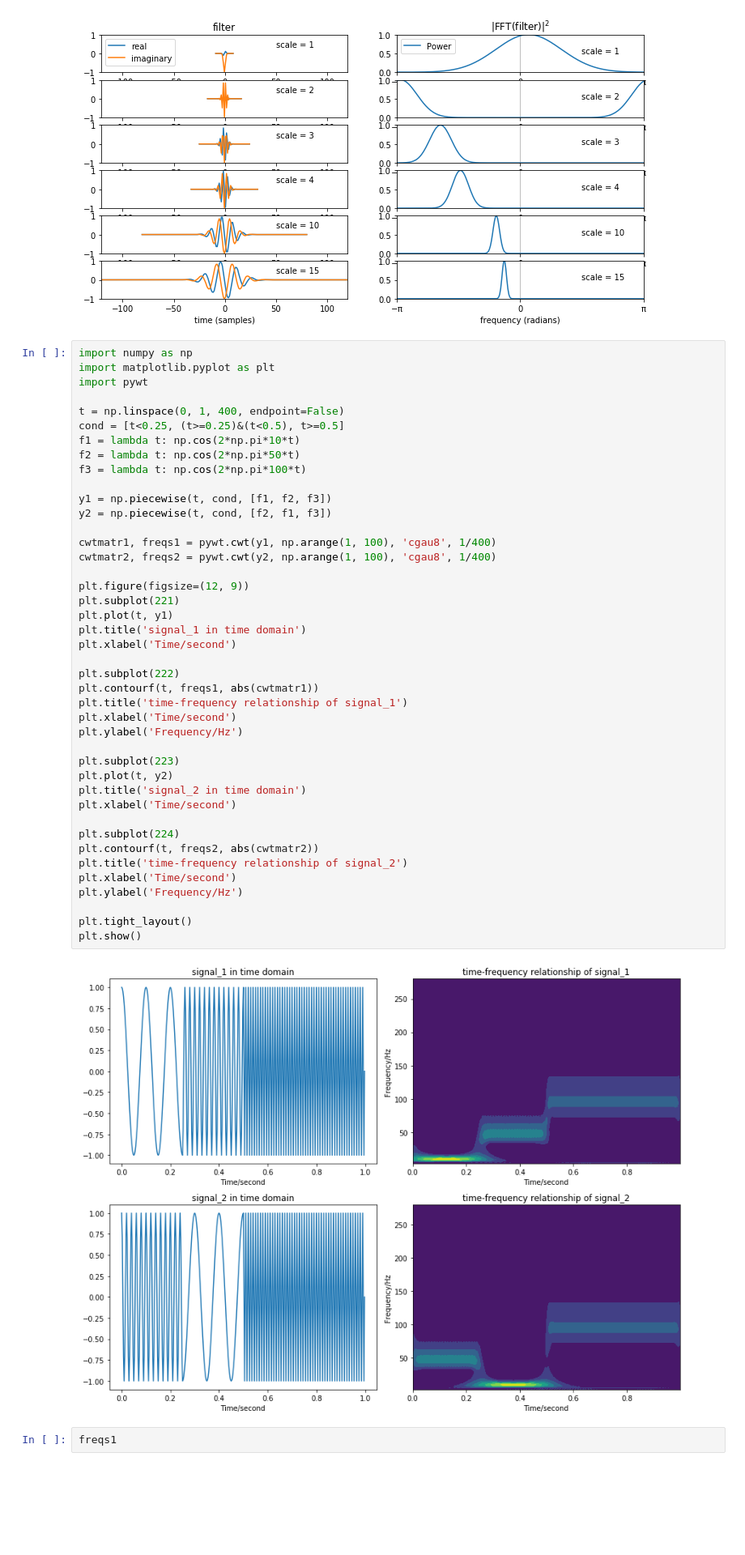
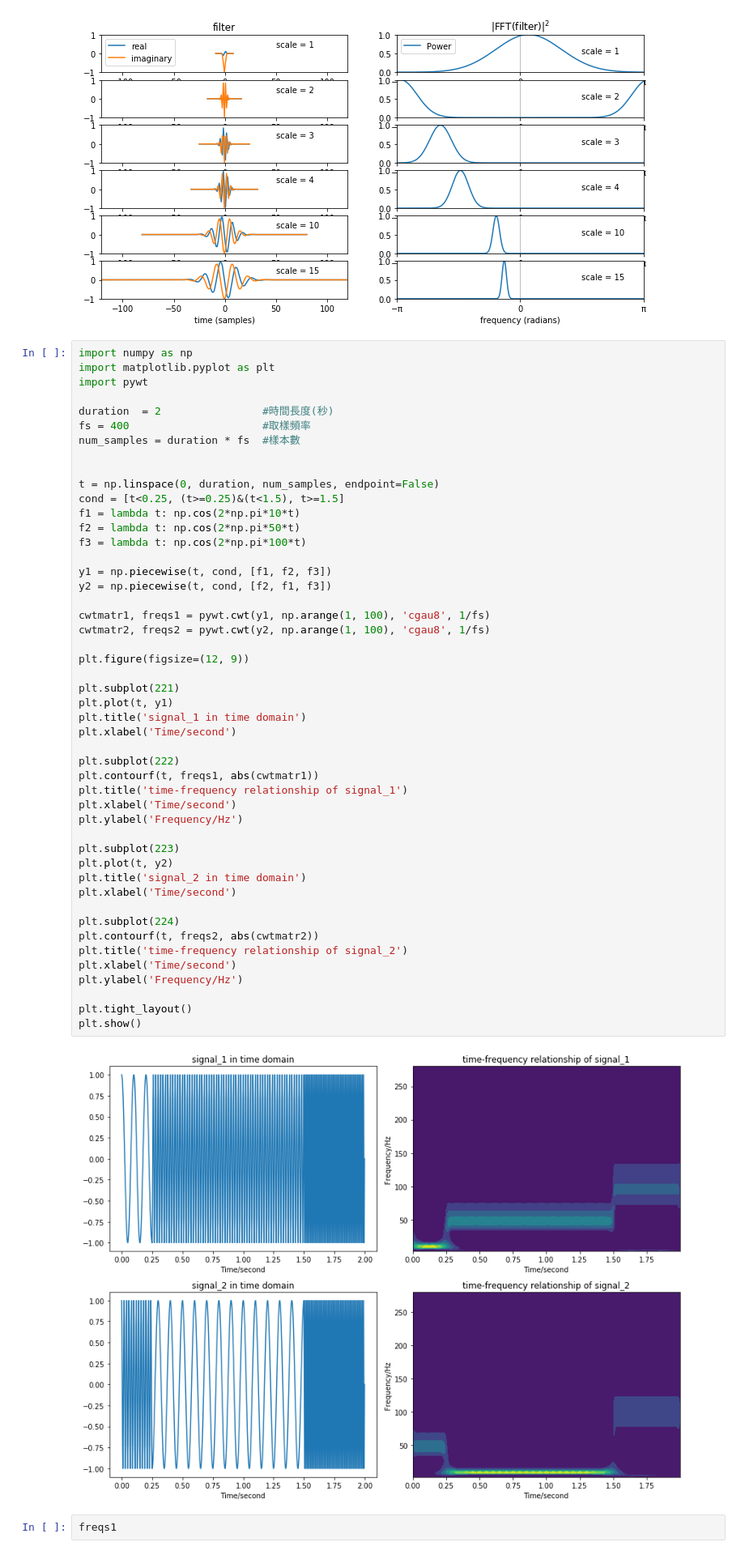
Before and after one commit to ChihHsiangChien/waveletStudy, a Jupyter notebook: 訊號產生.ipynb, the cells around one changed output. Shown: that part at 81% size. Drawn from its saved outputs; the diff is of its cells as text; blank space fills up the shorter version.

```diff
--- a/訊號產生.ipynb
+++ b/訊號產生.ipynb
@@ -549,8 +549,13 @@ import numpy as np
 import matplotlib.pyplot as plt
 import pywt
 
-t = np.linspace(0, 1, 400, endpoint=False)
-cond = [t<0.25, (t>=0.25)&(t<0.5), t>=0.5]
+duration  = 2                #時間長度(秒)
+fs = 400                     #取樣頻率
+num_samples = duration * fs  #樣本數
+
+
+t = np.linspace(0, duration, num_samples, endpoint=False)
+cond = [t<0.25, (t>=0.25)&(t<1.5), t>=1.5]
 f1 = lambda t: np.cos(2*np.pi*10*t)
 f2 = lambda t: np.cos(2*np.pi*50*t)
 f3 = lambda t: np.cos(2*np.pi*100*t)
@@ -558,36 +563,37 @@ f3 = lambda t: np.cos(2*np.pi*100*t)
 y1 = np.piecewise(t, cond, [f1, f2, f3])
 y2 = np.piecewise(t, cond, [f2, f1, f3])
 
-cwtmatr1, freqs1 = pywt.cwt(y1, np.arange(1, 100), 'cgau8', 1/400)
-cwtmatr2, freqs2 = pywt.cwt(y2, np.arange(1, 100), 'cgau8', 1/400)
+cwtmatr1, freqs1 = pywt.cwt(y1, np.arange(1, 100), 'cgau8', 1/fs)
+cwtmatr2, freqs2 = pywt.cwt(y2, np.arange(1, 100), 'cgau8', 1/fs)
 
 plt.figure(figsize=(12, 9))
+
 plt.subplot(221)
 plt.plot(t, y1)
 plt.title('signal_1 in time domain')
 plt.xlabel('Time/second')
 
 plt.subplot(222)
 plt.contourf(t, freqs1, abs(cwtmatr1))
 plt.title('time-frequency relationship of signal_1')
 plt.xlabel('Time/second')
 plt.ylabel('Frequency/Hz')
 
 plt.subplot(223)
 plt.plot(t, y2)
 plt.title('signal_2 in time domain')
 plt.xlabel('Time/second')
 
 plt.subplot(224)
 plt.contourf(t, freqs2, abs(cwtmatr2))
 plt.title('time-frequency relationship of signal_2')
 plt.xlabel('Time/second')
 plt.ylabel('Frequency/Hz')
 
 plt.tight_layout()
 plt.show()
 # %% [output]
-[figure, old version]
+[figure, new version]
 # %%
 freqs1
 # %% [output]
```
